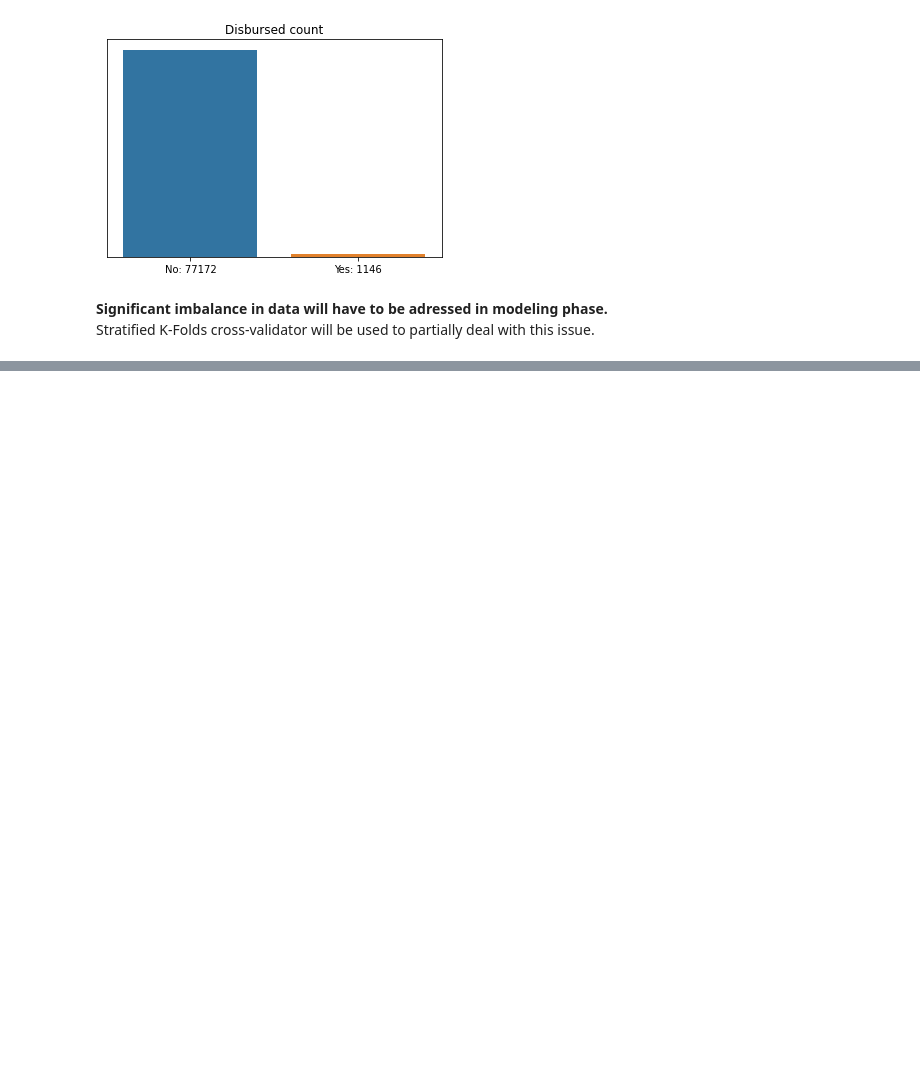
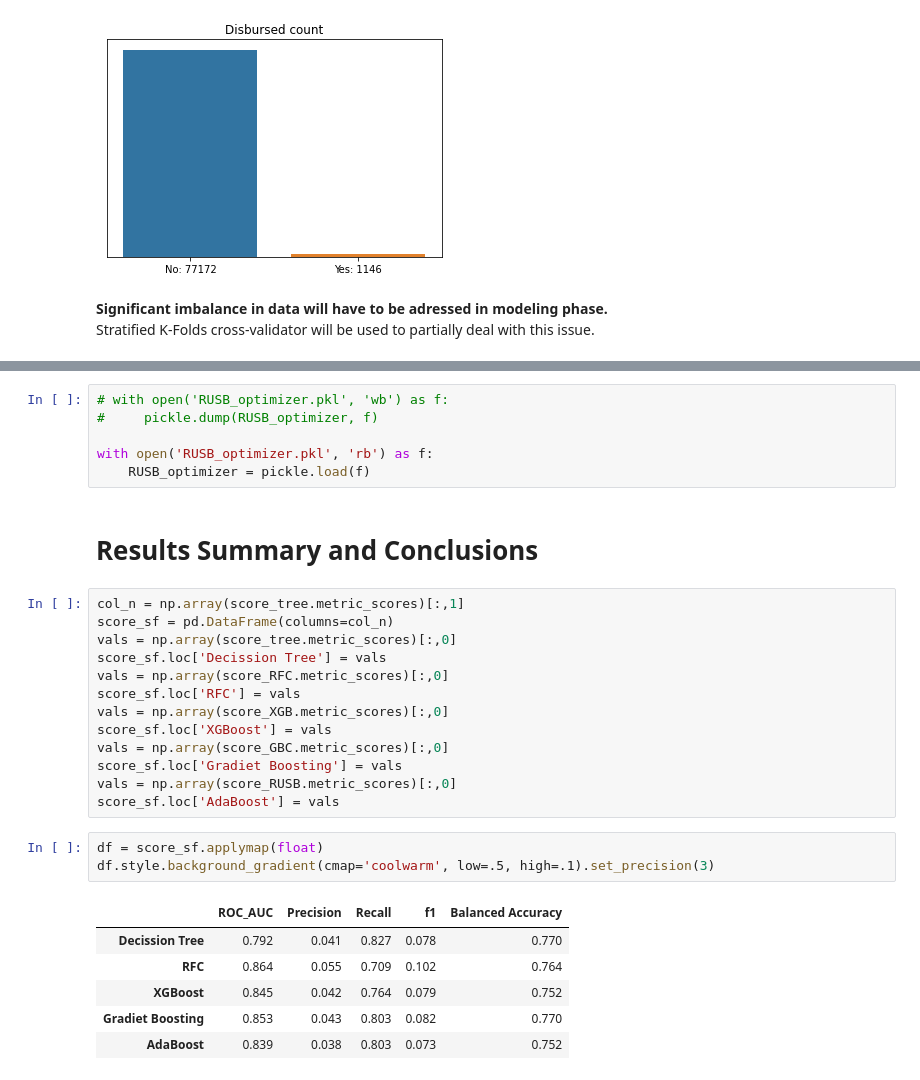
Before and after one commit to antonimarek/credit-feast, a Jupyter notebook: CreditStudy.ipynb, the cells around one changed output, grey strips where cells are left out. Cells and saved outputs as stored; diff of their text form; blank space fills up the shorter version.

```diff
--- a/CreditStudy.ipynb
+++ b/CreditStudy.ipynb
@@ -713,0 +764,31 @@ Both models score above 86% roc_auc for test set (for reproducibility with const
+# %%
+# with open('RUSB_optimizer.pkl', 'wb') as f:
+#     pickle.dump(RUSB_optimizer, f)
+
+with open('RUSB_optimizer.pkl', 'rb') as f:
+    RUSB_optimizer = pickle.load(f)
+# %% [markdown]
+# Results Summary and Conclusions
+# %%
+col_n = np.array(score_tree.metric_scores)[:,1]
+score_sf = pd.DataFrame(columns=col_n)
+vals = np.array(score_tree.metric_scores)[:,0]
+score_sf.loc['Decission Tree'] = vals
+vals = np.array(score_RFC.metric_scores)[:,0]
+score_sf.loc['RFC'] = vals
+vals = np.array(score_XGB.metric_scores)[:,0]
+score_sf.loc['XGBoost'] = vals
+vals = np.array(score_GBC.metric_scores)[:,0]
+score_sf.loc['Gradiet Boosting'] = vals
+vals = np.array(score_RUSB.metric_scores)[:,0]
+score_sf.loc['AdaBoost'] = vals
+# %%
+df = score_sf.applymap(float)
+df.style.background_gradient(cmap='coolwarm', low=.5, high=.1).set_precision(3)
+# %% [output]
+|  | ROC_AUC | Precision | Recall | f1 | Balanced Accuracy |
+| Decission Tree | 0.792 | 0.041 | 0.827 | 0.078 | 0.770 |
+| RFC | 0.864 | 0.055 | 0.709 | 0.102 | 0.764 |
+| XGBoost | 0.845 | 0.042 | 0.764 | 0.079 | 0.752 |
+| Gradiet Boosting | 0.853 | 0.043 | 0.803 | 0.082 | 0.770 |
+| AdaBoost | 0.839 | 0.038 | 0.803 | 0.073 | 0.752 |
```
Also changed, not shown: parts of 81 cells of this notebook.
